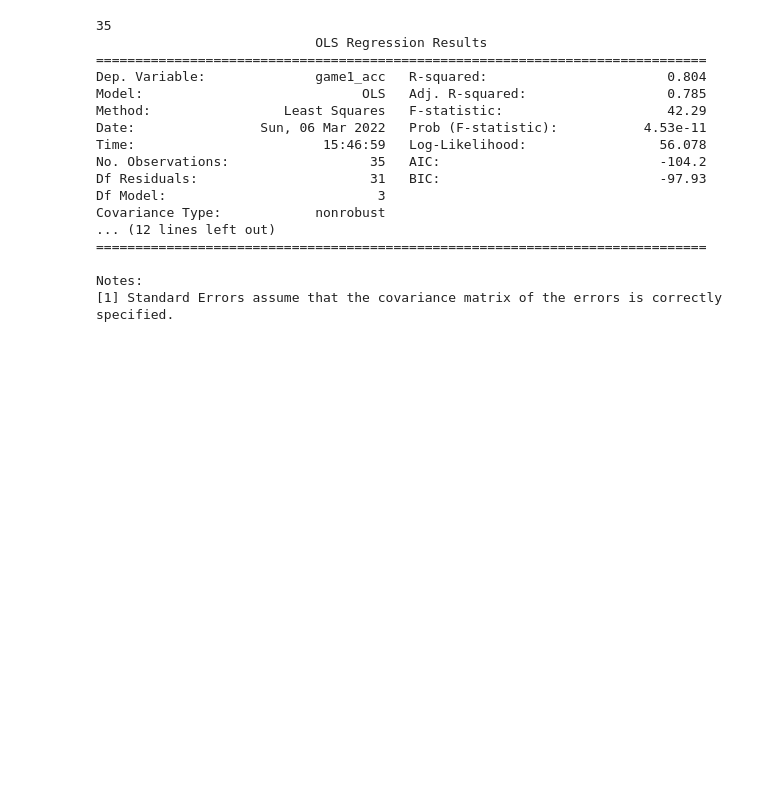
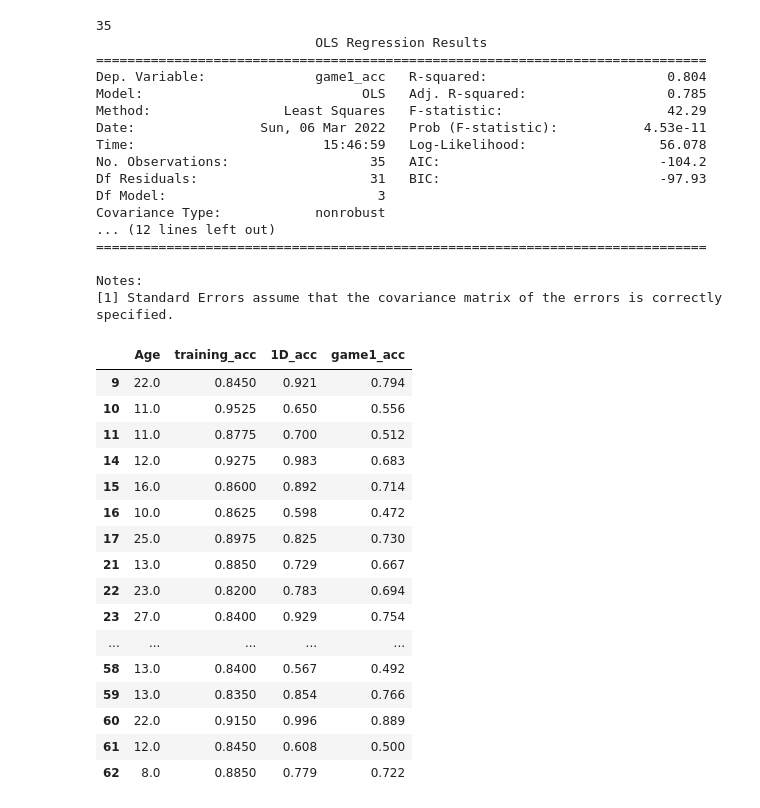
Before and after one commit to YukunQu/DCM, a Jupyter notebook: analysis/behaviour/plot/behavioral_result.ipynb, the cells around one changed output. Cells and saved outputs as stored; diff of their text form; code cells hidden in the pictures; blank space fills up the shorter version.

```diff
--- a/analysis/behaviour/plot/behavioral_result.ipynb
+++ b/analysis/behaviour/plot/behavioral_result.ipynb
@@ -332,6 +329,32 @@ Covariance Type:            nonrobust
 
 Notes:
 [1] Standard Errors assume that the covariance matrix of the errors is correctly specified.
+# %%
+import pandas as pd
+beha_total_score = r'/mnt/workdir/DCM/BIDS/participants.tsv'
+data =  pd.read_csv(beha_total_score,sep='\t')
+data = data[data['usable']==1]
+data['training_acc'] = (data['train_ap'] + data['train_dp'])/2
+# %%
+data[['Age','training_acc','1D_acc','game1_acc']]
+# %% [output]
+|  | Age | training_acc | 1D_acc | game1_acc |
+| 9 | 22.0 | 0.8450 | 0.921 | 0.794 |
+| 10 | 11.0 | 0.9525 | 0.650 | 0.556 |
+| 11 | 11.0 | 0.8775 | 0.700 | 0.512 |
+| 14 | 12.0 | 0.9275 | 0.983 | 0.683 |
+| 15 | 16.0 | 0.8600 | 0.892 | 0.714 |
+| 16 | 10.0 | 0.8625 | 0.598 | 0.472 |
+| 17 | 25.0 | 0.8975 | 0.825 | 0.730 |
+| 21 | 13.0 | 0.8850 | 0.729 | 0.667 |
+| 22 | 23.0 | 0.8200 | 0.783 | 0.694 |
+| 23 | 27.0 | 0.8400 | 0.929 | 0.754 |
+| ... | ... | ... | ... | ... |
+| 58 | 13.0 | 0.8400 | 0.567 | 0.492 |
+| 59 | 13.0 | 0.8350 | 0.854 | 0.766 |
+| 60 | 22.0 | 0.9150 | 0.996 | 0.889 |
+| 61 | 12.0 | 0.8450 | 0.608 | 0.500 |
+| 62 | 8.0 | 0.8850 | 0.779 | 0.722 |
 # %%
 import pandas as pd
 from sklearn import linear_model
```
Also changed, not shown: parts of 4 cells of this notebook, 32 other files.
